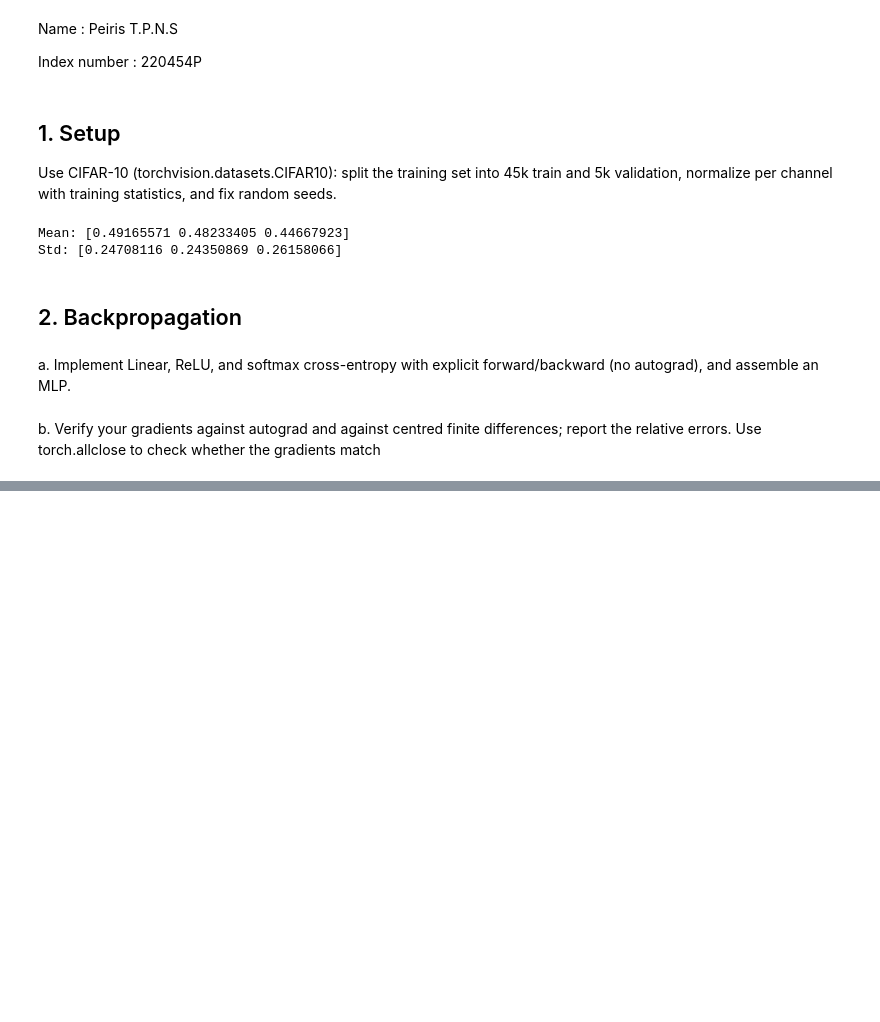
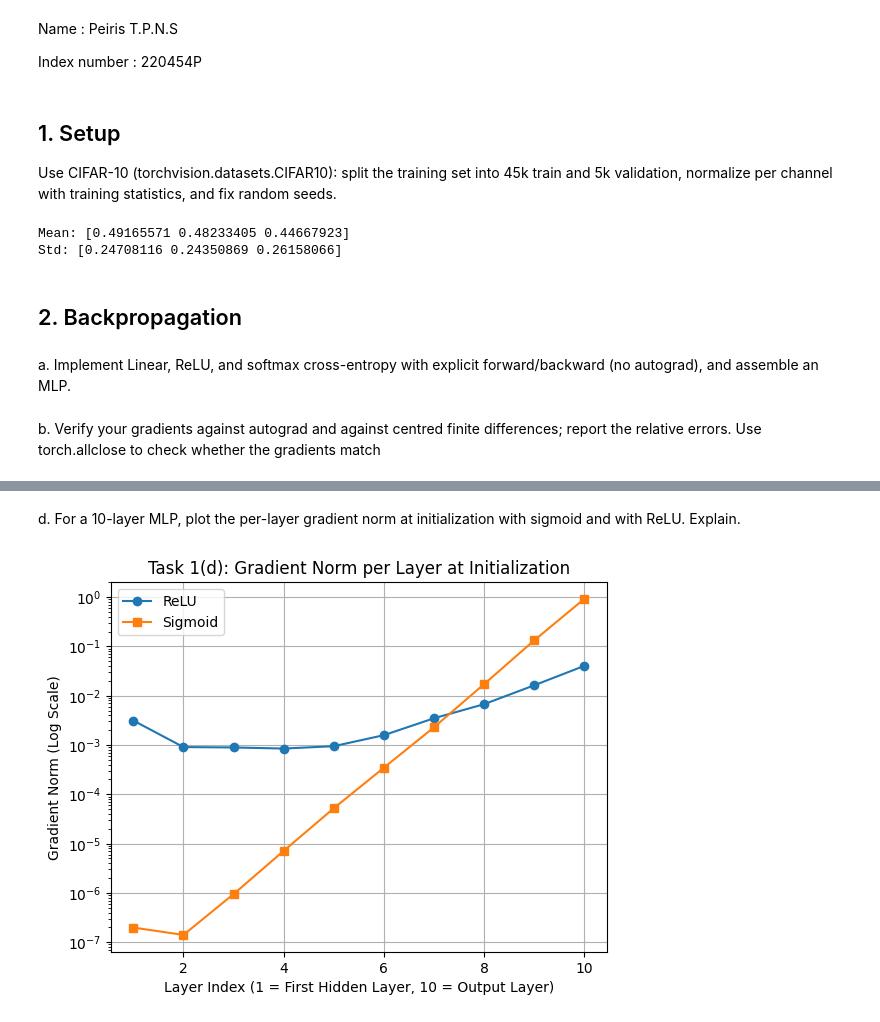
Before and after one commit to sasindipeiris/EN4554_deep_learning_for_vision, a Jupyter notebook: 220454P_a02.ipynb, the cells around one changed output, grey strips where cells are left out. Drawn from its saved outputs; the diff is of its cells as text; code cells hidden in the pictures; blank space fills up the shorter version.

```diff
--- a/220454P_a02.ipynb
+++ b/220454P_a02.ipynb
@@ -151,0 +276,45 @@ torch.allclose to check whether the gradients match
+# %% [markdown]
+d. For a 10-layer MLP, plot the per-layer gradient norm at initialization with sigmoid and with ReLU. Explain.
+# %%
+import torch.nn as nn
+import matplotlib.pyplot as plt
+
+def analyze_gradients():
+  def build_10_layer_mlp(activation):
+    layers = []
+    in_dim = 3072
+    for _ in range(9):
+      layers.append(nn.Linear(in_dim,256))
+      layers.append(activation)
+      in_dim = 256
+    layers.append(nn.Linear(in_dim,10))
+    return nn.Sequential(*layers)
+
+  torch.manual_seed(42)
+  relu_model = build_10_layer_mlp(nn.ReLU())
+  sigmoid_model = build_10_layer_mlp(nn.Sigmoid())
+
+  X = torch.randn(32,3072)
+  y = torch.randint(0,10,(32,))
+  criterion = nn.CrossEntropyLoss()
+
+  criterion(relu_model(X),y).backward()
+  criterion(sigmoid_model(X),y).backward()
+
+  relu_norms = [layer.weight.grad.norm().item() for layer in relu_model if isinstance(layer, nn.Linear)]
+  sigmoid_norms = [layer.weight.grad.norm().item() for layer in sigmoid_model if isinstance(layer, nn.Linear)]
+
+  layer_indices = list(range(1, 11))
+  plt.plot(layer_indices, relu_norms, label='ReLU', marker='o')
+  plt.plot(layer_indices, sigmoid_norms, label='Sigmoid', marker='s')
+  plt.yscale('log')
+  plt.title("Task 1(d): Gradient Norm per Layer at Initialization")
+  plt.xlabel("Layer Index (1 = First Hidden Layer, 10 = Output Layer)")
+  plt.ylabel("Gradient Norm (Log Scale)")
+  plt.legend()
+  plt.grid(True)
+  plt.show()
+
+analyze_gradients()
+# %% [output]
+[figure, added]
```
Also changed, not shown: parts of 6 cells of this notebook.
